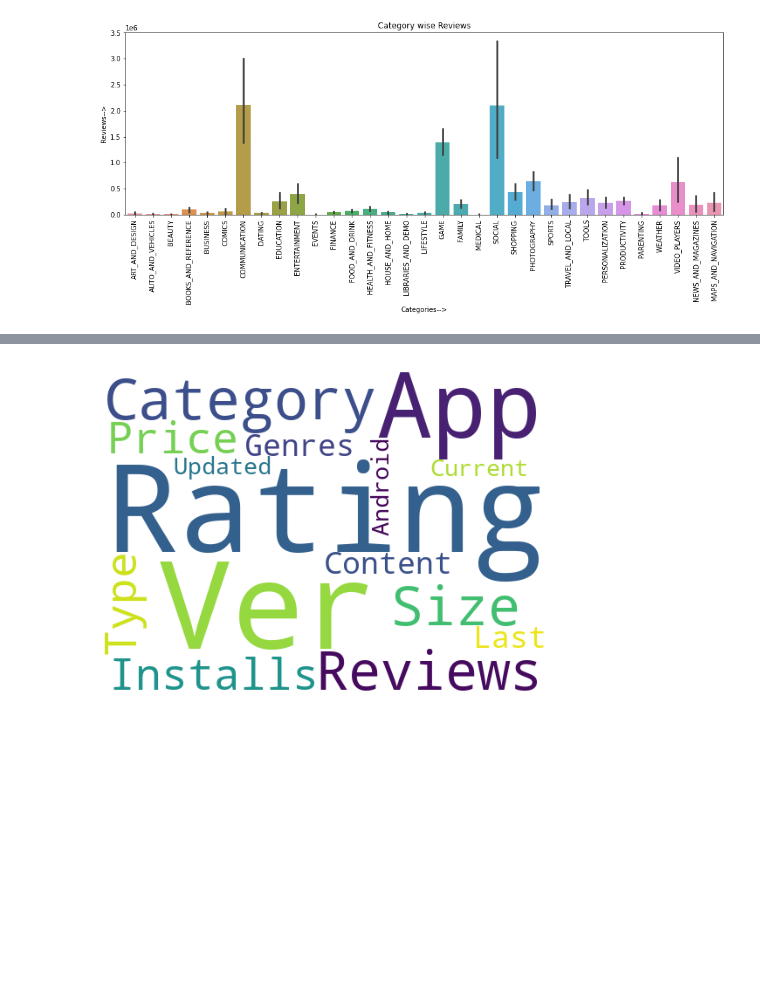
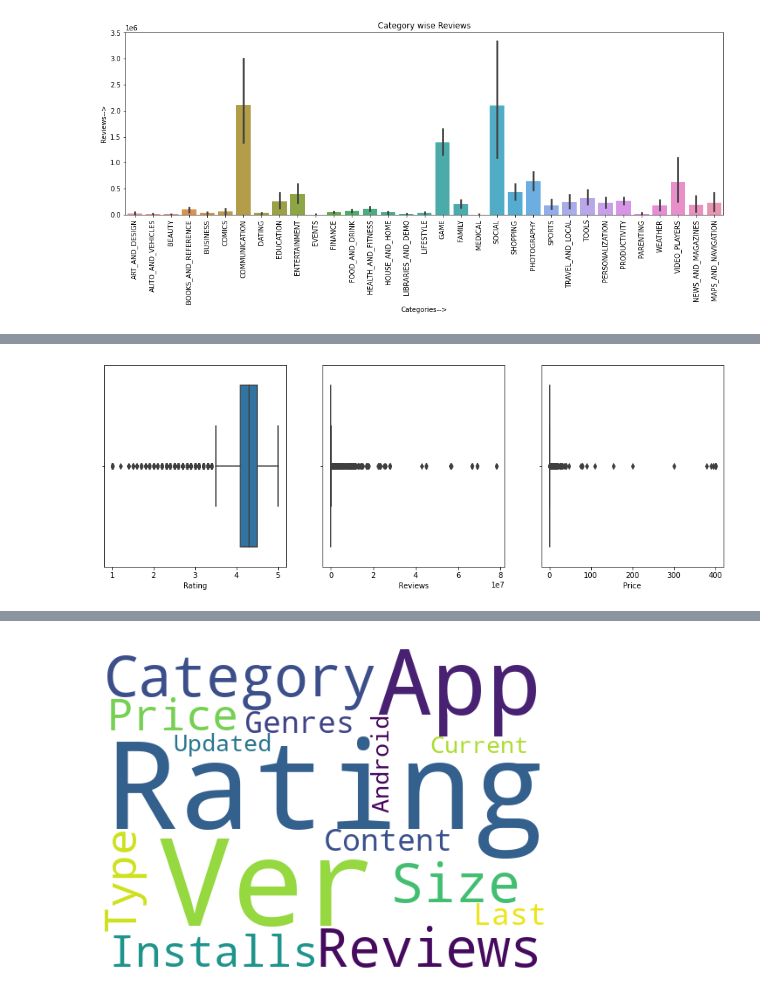
Before and after one commit to Mahima-Shree/Play-Store-App-Review-Analysis, a Jupyter notebook: _AlmaBetter_Mahima_Shree_Play_Store_App_Review_Analysis_Capstone_Project.ipynb, the cells around one changed output, grey strips where cells are left out. Drawn from its saved outputs; the diff is of its cells as text; code cells hidden in the pictures; blank space fills up the shorter version.

```diff
--- a/_AlmaBetter_Mahima_Shree_Play_Store_App_Review_Analysis_Capstone_Project.ipynb
+++ b/_AlmaBetter_Mahima_Shree_Play_Store_App_Review_Analysis_Capstone_Project.ipynb
@@ -458,0 +493,8 @@ plt.show()
+# %%
+f,(ax1,ax2,ax3) = plt.subplots(ncols=3,sharey=False)
+sns.boxplot(x='Rating',data=play_store,ax=ax1)
+sns.boxplot(x='Reviews',data=play_store,ax=ax2)
+sns.boxplot(x='Price',data=play_store,ax=ax3)
+f.set_size_inches(15, 5)
+# %% [output]
+[figure, added]
```
Also changed, not shown: parts of 18 cells of this notebook.
